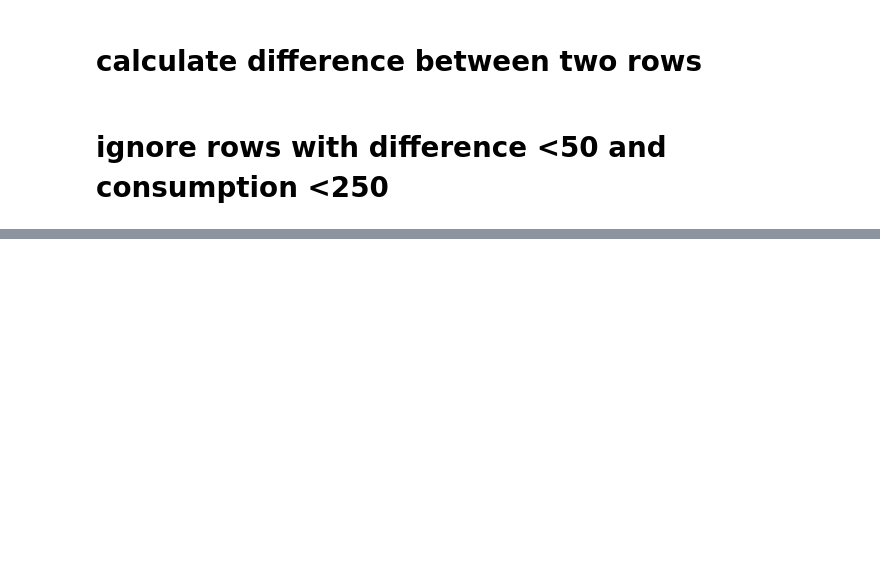
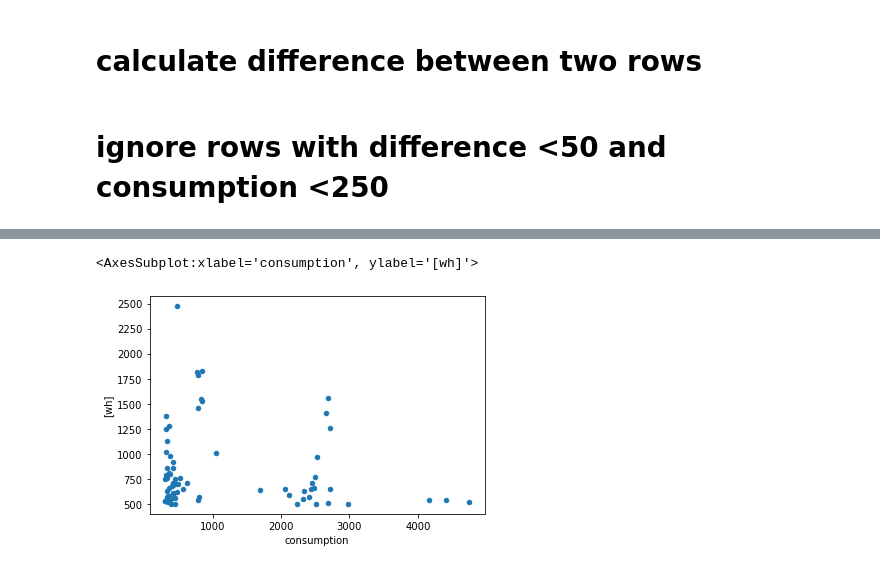
Before and after one commit to datze/pvdm, a Jupyter notebook: PV.ipynb, the cells around one changed output, grey strips where cells are left out. Cells and saved outputs as stored; diff of their text form; code cells hidden in the pictures; blank space fills up the shorter version.

```diff
--- a/PV.ipynb
+++ b/PV.ipynb
@@ -59 +108,6 @@ df['wh']=c
+# %%
+df[(df.wh>500)].plot(x='consumption', y=['wh'], kind='scatter')
+# %% [output]
+<AxesSubplot:xlabel='consumption', ylabel='[wh]'>
+[figure, added]
 # %%
```
Also changed, not shown: parts of 11 cells of this notebook.
